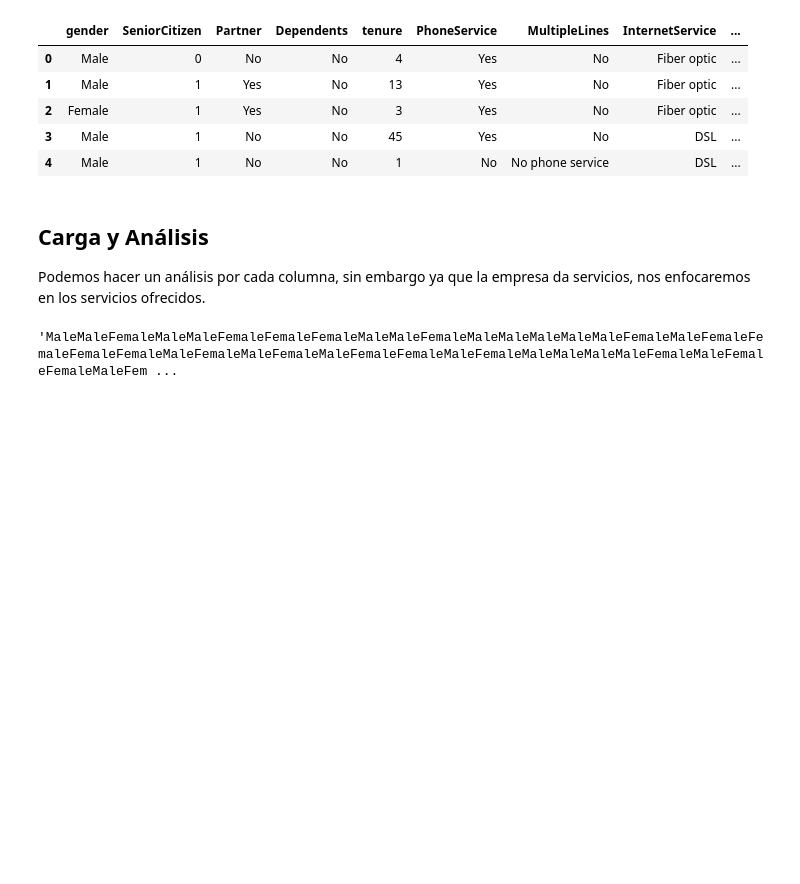
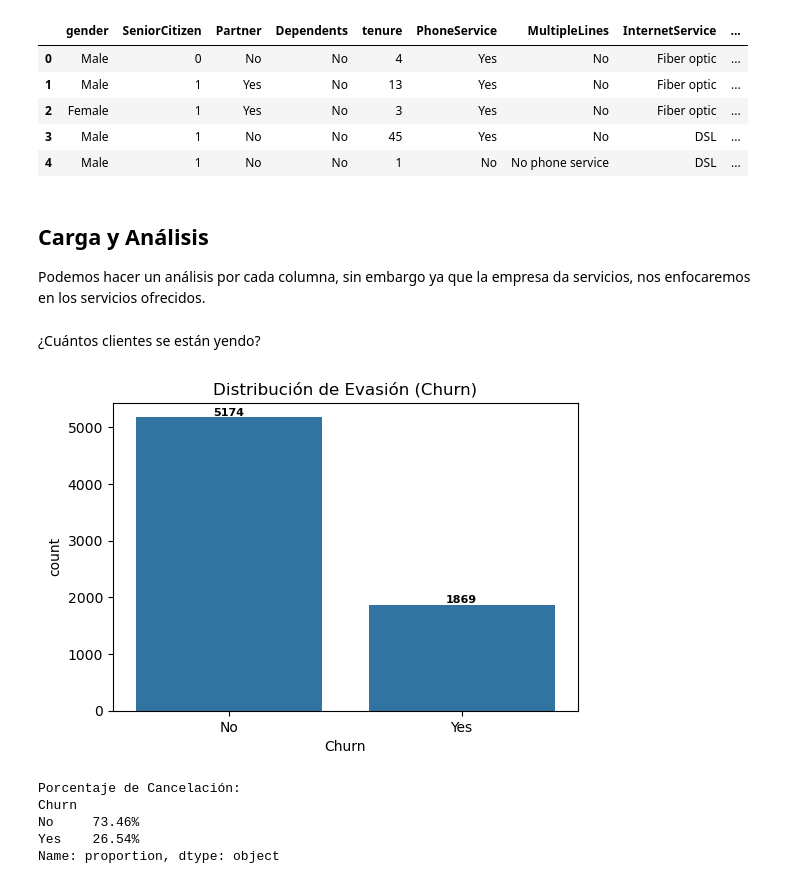
Before and after one commit to OscarLara/ChallengeTelecomX, a Jupyter notebook: ChallengeTelecomX.ipynb, the cells around one changed output. Saved outputs shown, nothing was run; the diff lists cells and outputs as text; code cells hidden in the pictures; blank space fills up the shorter version.

```diff
--- a/ChallengeTelecomX.ipynb
+++ b/ChallengeTelecomX.ipynb
@@ -437,7 +438,21 @@ churn.head()
 # %% [markdown]
 ## Carga y Análisis
 Podemos hacer un análisis por cada columna, sin embargo ya que la empresa da servicios, nos enfocaremos en los servicios ofrecidos.
-# %%
-churn["gender"].sum()
-# %% [output]
-'MaleMaleFemaleMaleMaleFemaleFemaleFemaleMaleMaleFemaleMaleMaleMaleMaleMaleFemaleMaleFemaleFemaleFemaleFemaleMaleFemaleMaleFemaleMaleFemaleFemaleMaleFemaleMaleMaleMaleMaleFemaleMaleFemaleFemaleMaleFem ...
+# %% [markdown]
+¿Cuántos clientes se están yendo?
+# %%
+plt.figure(figsize=(6, 4))
+ax = sns.countplot(data=df, x="Churn")
+ax.bar_label(ax.containers[0], fontsize=8, fontweight="bold")
+plt.title("Distribución de Evasión (Churn)")
+plt.show()
+
+print("Porcentaje de Cancelación:")
+print((df["Churn"].value_counts(normalize=True)*100).map('{:.2f}%'.format))
+# %% [output]
+[figure, added]
+Porcentaje de Cancelación:
+Churn
+No     73.46%
+Yes    26.54%
+Name: proportion, dtype: object
```
Also changed, not shown: parts of 13 cells of this notebook.
